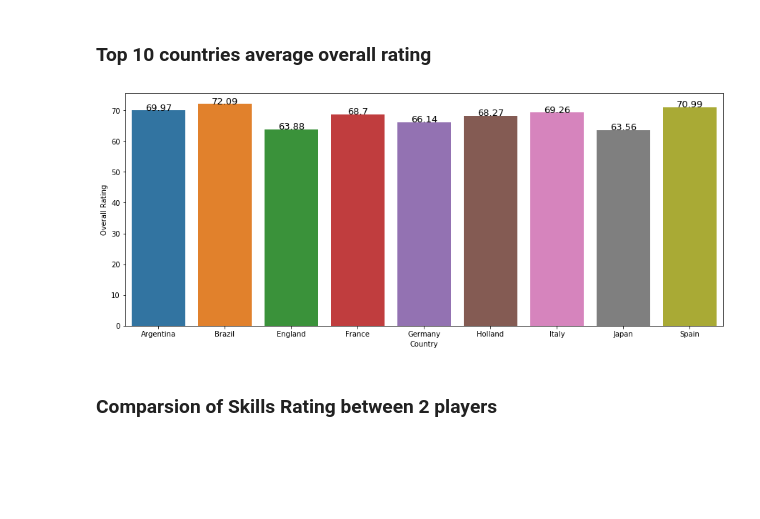
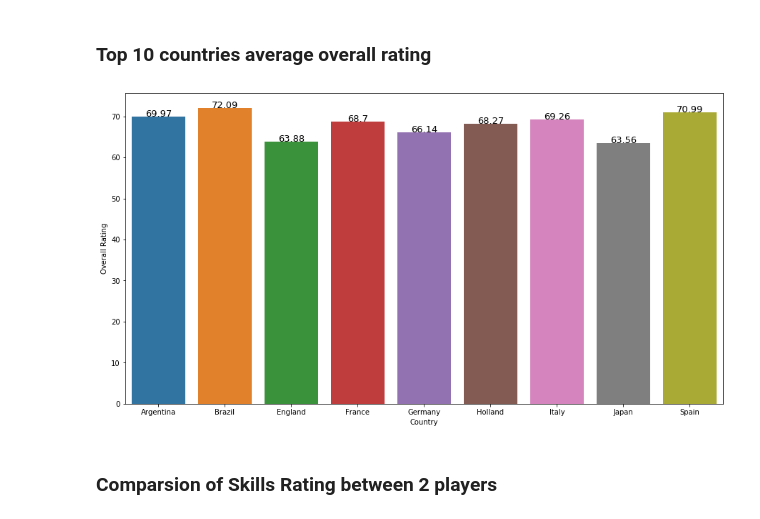
Before and after one commit to yte9pc/FIFA-20-Interactive-App, a Jupyter notebook: FIFAApp.ipynb, the cells around one changed output. Drawn from its saved outputs; the diff is of its cells as text; code cells hidden in the pictures; blank space fills up the shorter version.

```diff
--- a/FIFAApp.ipynb
+++ b/FIFAApp.ipynb
@@ -49,19 +64,23 @@ plt.show()
 # %%
 by_country = fifa[fifa.Country.isin(some_countries)==True]
 by_country = by_country.groupby('Country')['Overall Rating'].mean()
 by_country.sort_values(ascending = True).head(10)
-plt.figure(figsize=(15,6))
+b = plt.figure(figsize=(15,8))
+bx1 = b.add_subplot(111)
 
-x1 = by_country.index
-y1 = by_country.values
-g = sns.barplot(x1, y1)
-plt.ylabel("Overall Rating")
-i = 0
-for index, row in by_country.items():
-    g.text(i, row, round(row, 2), color='black', ha="center", fontsize = 13)
-    i = i + 1
+xvalue = by_country.index
+yvalue = by_country.values
+g = sns.barplot(xvalue, yvalue)
+b = plt.ylabel("Overall Rating")
+
+def barlabel(series):
+    i = 0
+    for index, row in series.items():
+        g.text(i, row, round(row, 2), color='black', ha="center", fontsize = 13)
+        i = i + 1
+barlabel(by_country)
 # %% [output]
-[figure, old version]
+[figure, new version]
 # %% [markdown]
 ### Comparsion of Skills Rating between 2 players
 # %%
```
Also changed, not shown: parts of 13 cells of this notebook.
